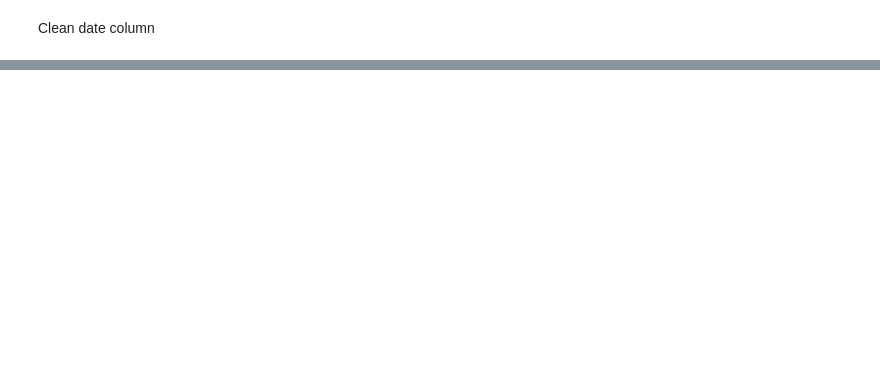
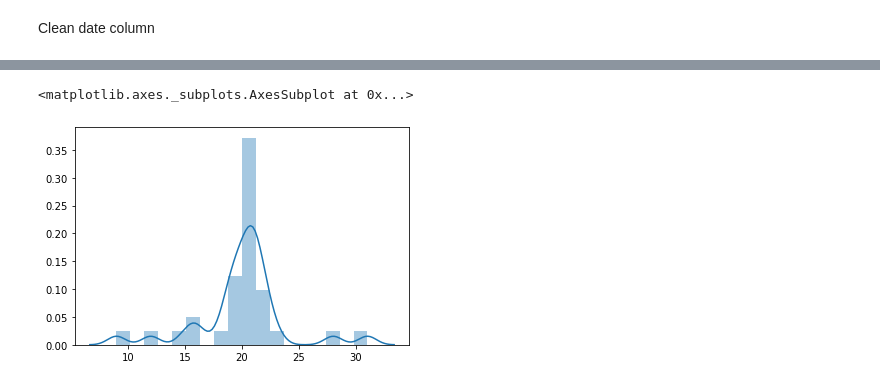
Before and after one commit to tahentx/pv_workbook, a Jupyter notebook: datascience/safegraph/tj.ipynb, the cells around one changed output, grey strips where cells are left out. Saved outputs shown, nothing was run; the diff lists cells and outputs as text; code cells hidden in the pictures; blank space fills up the shorter version.

```diff
--- a/datascience/safegraph/tj.ipynb
+++ b/datascience/safegraph/tj.ipynb
@@ -36,0 +26,5 @@ bay_area_patterns
+# %%
+sns.distplot(bay_area_patterns.median_dwell.values)
+# %% [output]
+<matplotlib.axes._subplots.AxesSubplot at 0x...>
+[figure, added]
```
Also changed, not shown: parts of 25 cells of this notebook.
